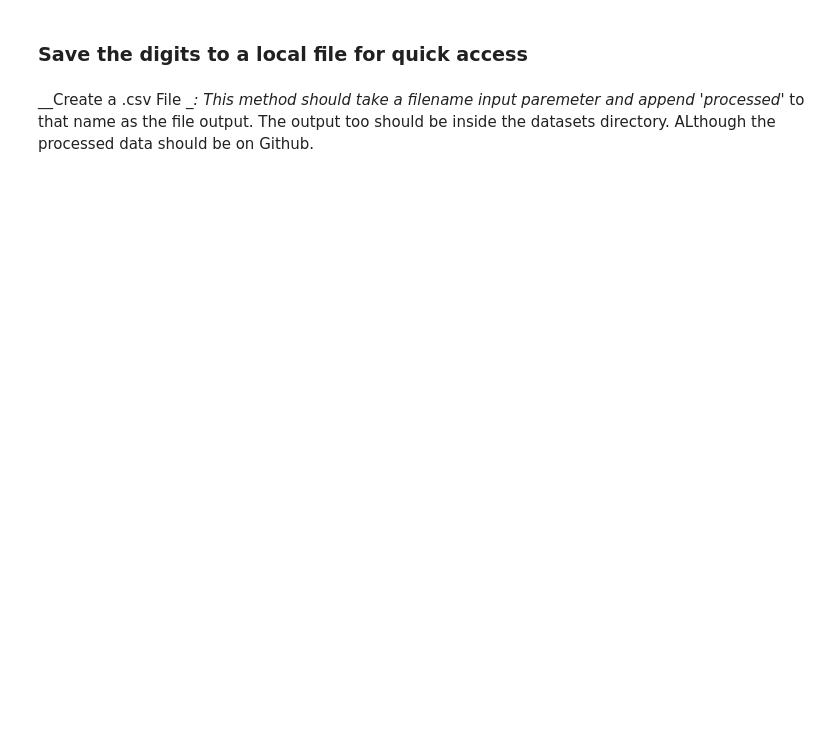
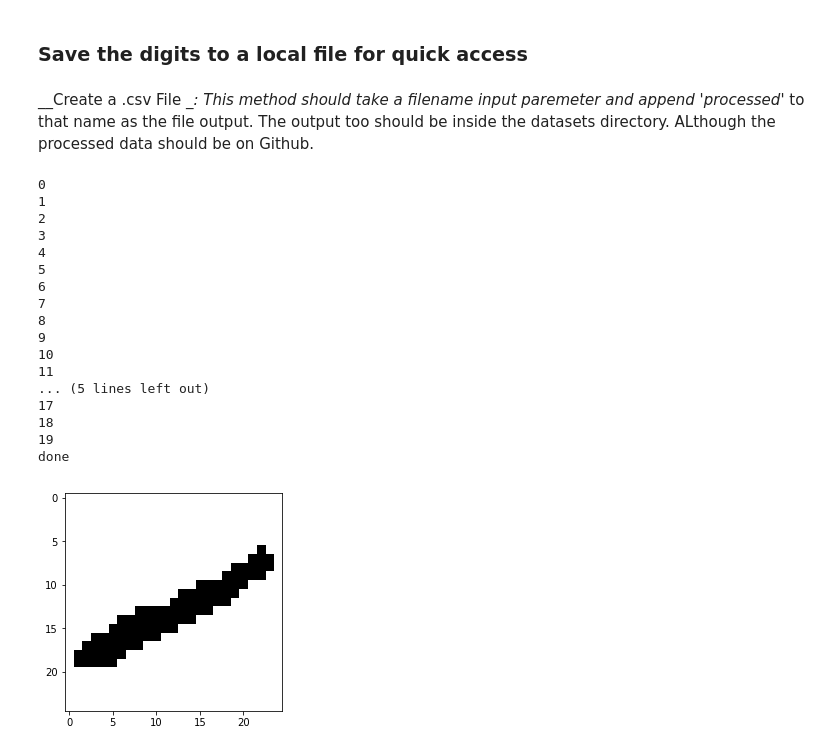
Before and after one commit to Angus-McLean/COMP551-Competition, a Jupyter notebook: 0_DataPreprocessing.ipynb, the cells around one changed output. Cells and saved outputs as stored; diff of their text form; code cells hidden in the pictures; blank space fills up the shorter version.

```diff
--- a/0_DataPreprocessing.ipynb
+++ b/0_DataPreprocessing.ipynb
@@ -31,3 +36,8 @@ showX, showY = loadData("sample_x", "sample_y", 64)
+# %%
+# Processes a whole input file and creates the encoded inputs.
+def createLocalCopy(filenameX, filenameY, shape):
+    x, y = loadData(filenameX, filenameY, shape)
+    return x, y
 # %% [markdown]
 ### Using K nearest Neighbours
 
@@ -276,22 +313,55 @@ __Create a .csv File __: This method should take a filename input paremeter and
 # %%
 filenameX = "sample_x"
 filenameY = "sample_y"
 shape = 64
 
-def saveToLocal():
-    xi, yi = createLocalCopy(filenameX, filenameY, shape)
-    outFin = []
-    outMid = []
-    for i in range(0,len(xi)):
-        tempBin = preprocessImageBinary(xi[i])
-        tempMidCenter = cropCenter(tempBin, (35,35))
-        outMid.append(tempMidCenter)
-        tempBig = resizeImage(tempBin, 2)
-        tempGood = roundImageBin(tempBig, 3)
-        tempCenter = cropCenter(tempGood, (50,50))
-        pixels = np.asarray(tempCenter).astype(int)
-        pixels = np.multiply(pixels,255)
-        outFin.append(pixels)
-    outFin = np.asarray(outFin)
-    outFin = outFin.reshape(len(outFin), len(outFin[0])*len(outFin[0][0]))
-    np.savetxt("Datasets/processed_"+ filenameX +".csv", outFin, fmt='%i', delimiter=",") # save to text
+# def saveToLocal():
+xi, yi = createLocalCopy(filenameX, filenameY, shape)
+outFin = []
+outMid = []
+for i in range(0,len(xi)):
+    tempNewBig = resizeImage(xi[i], 2)
+
+    tempBin = preprocessImageBinary(tempNewBig)
+
+    tempMidCenter = cropCenter(tempBin, (35,35))
+    outMid.append(tempMidCenter)
+    tempGood = roundImageBin(tempBig, 3)
+    tempCenter = cropCenter(tempGood, (50,50))
+    temp = resizeImage(tempCenter, 0.5)
+    pixels = np.asarray(temp).astype(int)
+    pixels = np.multiply(pixels,255)
+    outFin.append(pixels)
+    print i
+    if i == 0:
+        step1 = tempBin
+        step2 = tempMidCenter
+        step3 = tempBig
+        step4 = tempGood
+        step5 = tempCenter
+plt.imshow(outFin[0], cmap='binary', interpolation='nearest')
+plt.savefig("./step_0.png")
+outFin = np.asarray(outFin)
+outFin = outFin.reshape(len(outFin), len(outFin[0])*len(outFin[0][0]))
+np.savetxt("Datasets/processed_"+ filenameX +".csv", outFin, fmt='%i', delimiter=",") # save to text
+print "done"
+# saveToLocal()
+# %% [output]
+0
+1
+2
+3
+4
+5
+6
+7
+8
+9
+10
+11
+... (5 lines left out)
+17
+18
+19
+done
+[figure, added]
```
Also changed, not shown: parts of 11 cells of this notebook.
